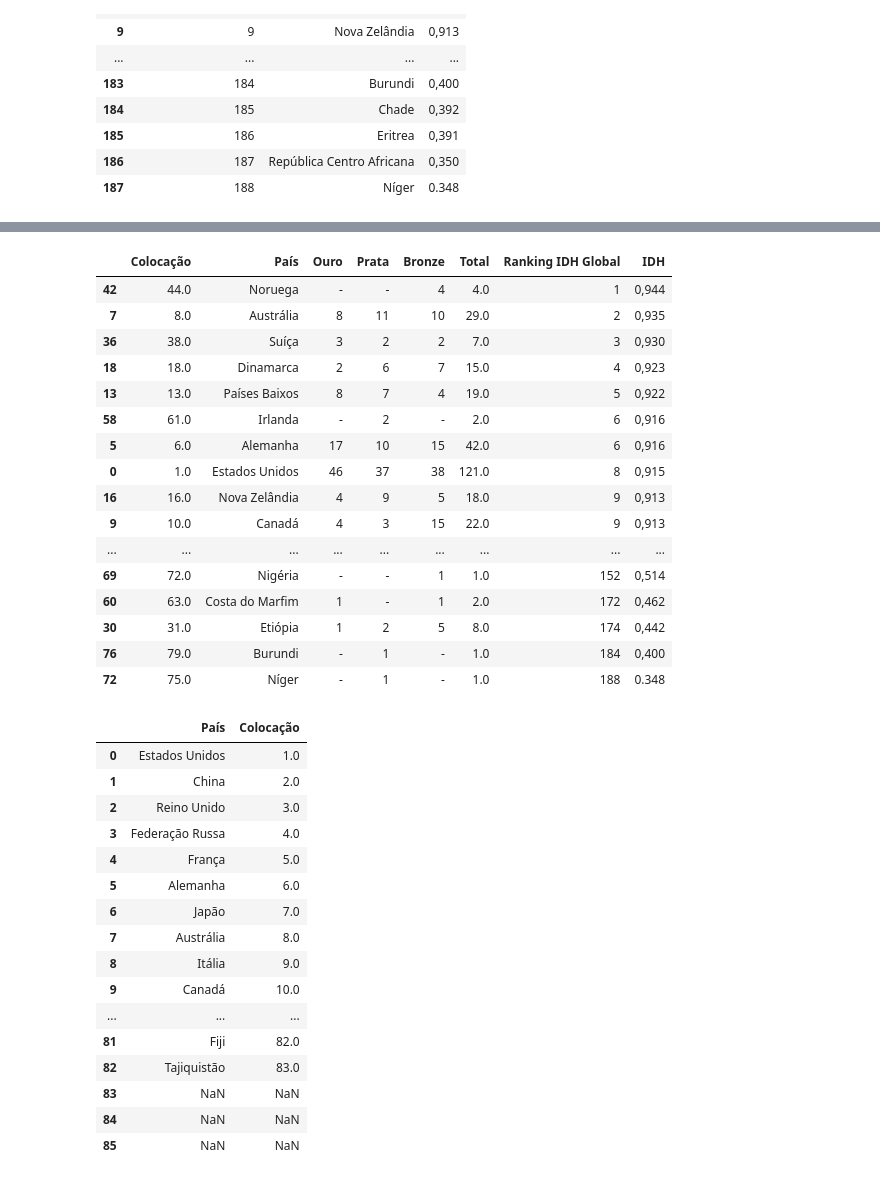
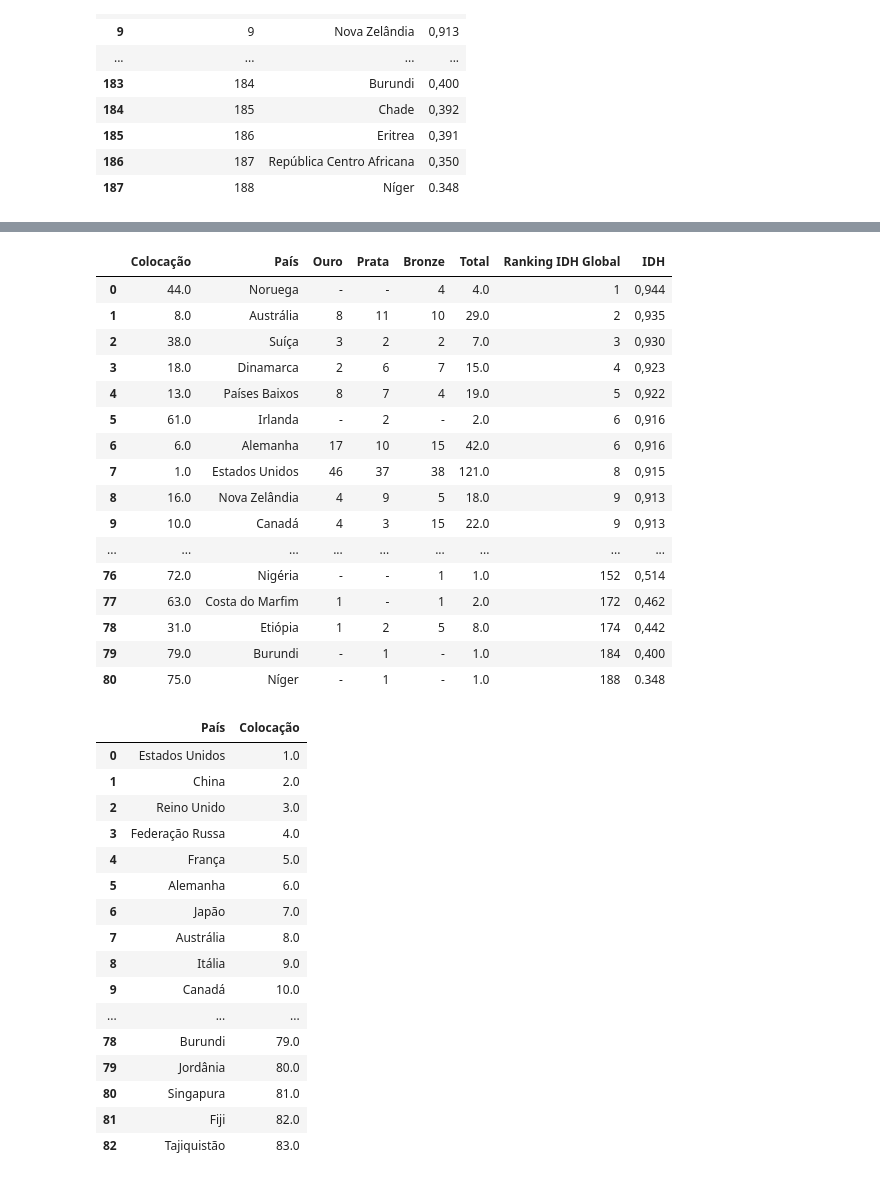
Before and after one commit to brunabellini/Projeto_Olimpiadas, a Jupyter notebook: ranking_olimpiadas2016.ipynb, the cells around one changed output, grey strips where cells are left out. Cells and saved outputs as stored; diff of their text form; code cells hidden in the pictures.

```diff
--- a/ranking_olimpiadas2016.ipynb
+++ b/ranking_olimpiadas2016.ipynb
@@ -199,11 +171,8 @@ idh
 # %%
 ranking_format = pd.read_csv('idh_global2014_format.xls', sep = ';')
 # ranking_format = ranking_format.set_index('Colocação')
-
-import re
-
-
 ranking_format['País'].iloc[7] = 'Austrália'
+ranking_format = ranking_format.drop([83,84,85])
 
 ranking_format
 # %% [output]
@@ -231,45 +200,50 @@ See the caveats in the documentation: https://pandas.pydata.org/pandas-docs/stab
 # %%
 join_all = ranking_format.merge(idh, left_on='País', right_on='País')
 join_all = join_all.sort_values(by='Ranking IDH Global')
+join_all = join_all.rename_axis('index').reset_index()
+join_all = join_all.drop(['index'], axis=1)
+
 join_all
 # %% [output]
 |  | Colocação | País | Ouro | Prata | Bronze | Total | Ranking IDH Global | IDH |
-| 42 | 44.0 | Noruega | - | - | 4 | 4.0 | 1 | 0,944 |
-| 7 | 8.0 | Austrália | 8 | 11 | 10 | 29.0 | 2 | 0,935 |
-| 36 | 38.0 | Suíça | 3 | 2 | 2 | 7.0 | 3 | 0,930 |
-| 18 | 18.0 | Dinamarca | 2 | 6 | 7 | 15.0 | 4 | 0,923 |
-| 13 | 13.0 | Países Baixos | 8 | 7 | 4 | 19.0 | 5 | 0,922 |
-| 58 | 61.0 | Irlanda | - | 2 | - | 2.0 | 6 | 0,916 |
-| 5 | 6.0 | Alemanha | 17 | 10 | 15 | 42.0 | 6 | 0,916 |
-| 0 | 1.0 | Estados Unidos | 46 | 37 | 38 | 121.0 | 8 | 0,915 |
-| 16 | 16.0 | Nova Zelândia | 4 | 9 | 5 | 18.0 | 9 | 0,913 |
+| 0 | 44.0 | Noruega | - | - | 4 | 4.0 | 1 | 0,944 |
+| 1 | 8.0 | Austrália | 8 | 11 | 10 | 29.0 | 2 | 0,935 |
+| 2 | 38.0 | Suíça | 3 | 2 | 2 | 7.0 | 3 | 0,930 |
+| 3 | 18.0 | Dinamarca | 2 | 6 | 7 | 15.0 | 4 | 0,923 |
+| 4 | 13.0 | Países Baixos | 8 | 7 | 4 | 19.0 | 5 | 0,922 |
+| 5 | 61.0 | Irlanda | - | 2 | - | 2.0 | 6 | 0,916 |
+| 6 | 6.0 | Alemanha | 17 | 10 | 15 | 42.0 | 6 | 0,916 |
+| 7 | 1.0 | Estados Unidos | 46 | 37 | 38 | 121.0 | 8 | 0,915 |
+| 8 | 16.0 | Nova Zelândia | 4 | 9 | 5 | 18.0 | 9 | 0,913 |
 | 9 | 10.0 | Canadá | 4 | 3 | 15 | 22.0 | 9 | 0,913 |
 | ... | ... | ... | ... | ... | ... | ... | ... | ... |
-| 69 | 72.0 | Nigéria | - | - | 1 | 1.0 | 152 | 0,514 |
-| 60 | 63.0 | Costa do Marfim | 1 | - | 1 | 2.0 | 172 | 0,462 |
-| 30 | 31.0 | Etiópia | 1 | 2 | 5 | 8.0 | 174 | 0,442 |
-| 76 | 79.0 | Burundi | - | 1 | - | 1.0 | 184 | 0,400 |
-| 72 | 75.0 | Níger | - | 1 | - | 1.0 | 188 | 0.348 |
+| 76 | 72.0 | Nigéria | - | - | 1 | 1.0 | 152 | 0,514 |
+| 77 | 63.0 | Costa do Marfim | 1 | - | 1 | 2.0 | 172 | 0,462 |
+| 78 | 31.0 | Etiópia | 1 | 2 | 5 | 8.0 | 174 | 0,442 |
+| 79 | 79.0 | Burundi | - | 1 | - | 1.0 | 184 | 0,400 |
+| 80 | 75.0 | Níger | - | 1 | - | 1.0 | 188 | 0.348 |
 # %%
 ranking_pais = ranking_format[['País', 'Colocação']]
+ranking_pais = ranking_pais.drop([83,84,85])
+
 ranking_pais
 # %% [output]
 |  | País | Colocação |
 | 0 | Estados Unidos | 1.0 |
 | 1 | China | 2.0 |
 | 2 | Reino Unido | 3.0 |
 | 3 | Federação Russa | 4.0 |
 | 4 | França | 5.0 |
 | 5 | Alemanha | 6.0 |
 | 6 | Japão | 7.0 |
 | 7 | Austrália | 8.0 |
 | 8 | Itália | 9.0 |
 | 9 | Canadá | 10.0 |
 | ... | ... | ... |
+| 78 | Burundi | 79.0 |
+| 79 | Jordânia | 80.0 |
+| 80 | Singapura | 81.0 |
 | 81 | Fiji | 82.0 |
 | 82 | Tajiquistão | 83.0 |
-| 83 | NaN | NaN |
-| 84 | NaN | NaN |
-| 85 | NaN | NaN |
 # %%
 join_rank = ranking_pais.merge(idh, left_on='País', right_on='País')
```
Also changed, not shown: parts of 14 cells of this notebook, 5 other files.
